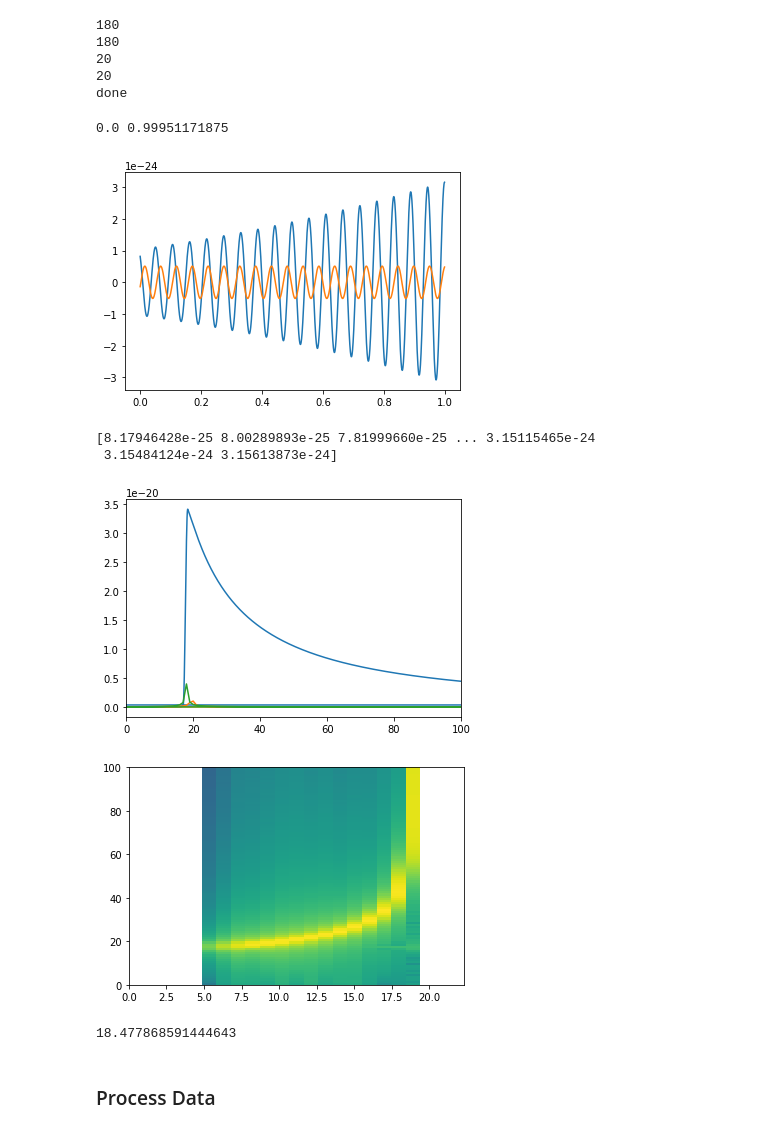
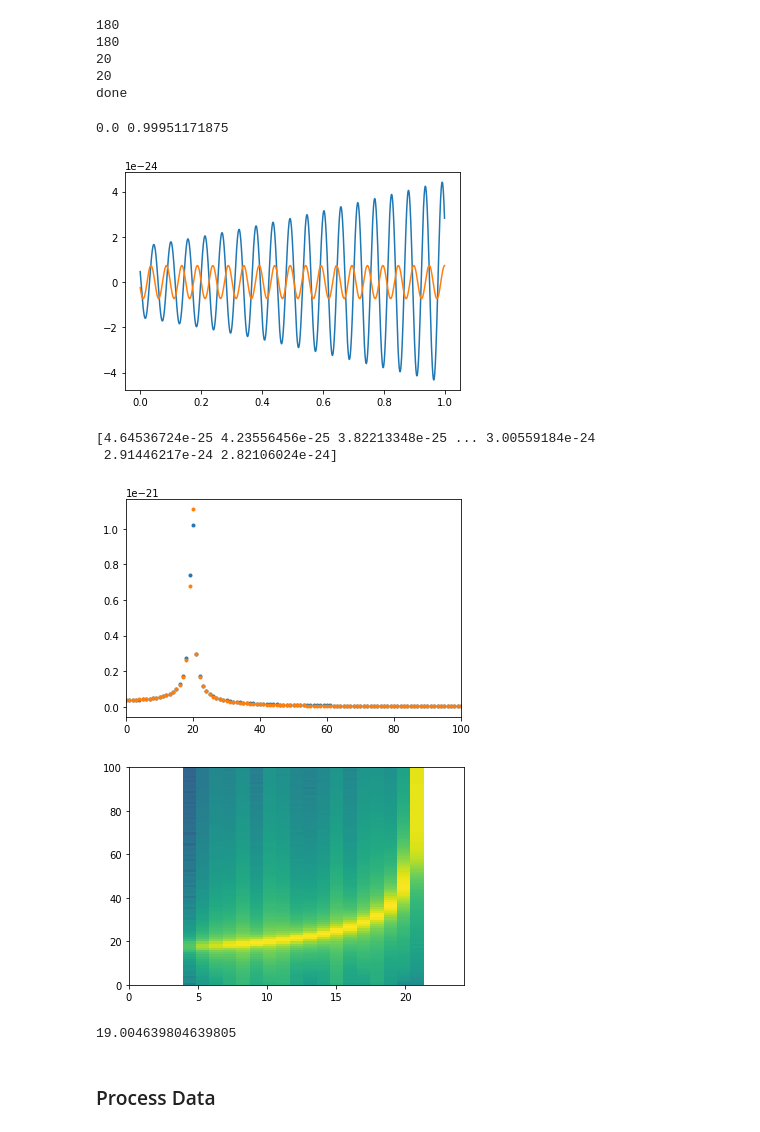
Before and after one commit to bpiotrzkowski/Example-Codes, a Jupyter notebook: gwPaPa-master/gwPapa_Waveform_Classifier-Gaussian-Noise.ipynb, the cells around one changed output. Cells and saved outputs as stored; diff of their text form; code cells hidden in the pictures.

```diff
--- a/gwPaPa-master/gwPapa_Waveform_Classifier-Gaussian-Noise.ipynb
+++ b/gwPaPa-master/gwPapa_Waveform_Classifier-Gaussian-Noise.ipynb
@@ -57,6 +55,6 @@ injections_BBH[2]
  <pycbc.types.timeseries.TimeSeries at 0x...>]
 # %%
-sample_rate=4096
+sample_rate=1/injections_BBH[0][0]['deltaT']#4096
 t=np.arange(0,400,1/sample_rate)
 
 try:
@@ -134,32 +132,33 @@ plt.show()
 print(BBH_data[0])
 # %% [output]
 0.0 0.99951171875
-[figure, old version]
+[figure, new version]
-[8.17946428e-25 8.00289893e-25 7.81999660e-25 ... 3.15115465e-24
- 3.15484124e-24 3.15613873e-24]
+[4.64536724e-25 4.23556456e-25 3.82213348e-25 ... 3.00559184e-24
+ 2.91446217e-24 2.82106024e-24]
 # %%
-fftp=np.fft.rfft(BNS_data[0])
-fftfreq=np.fft.fftfreq(2048,1/4095)/2
-fftp2=np.fft.rfft(BBH_data[0])
-fftpd=np.fft.rfft(d)
-fftfreqd=np.fft.fftfreq(int(len(d)/2)+1,1/4096)/2
+fftp=np.fft.fft(BNS_data[0])
+fftfreq=np.fft.fftfreq(len(BNS_data[0]),1/4096)#/2
+fftp2=np.fft.fft(BNS_data[2])
+#fftpd=np.fft.rfft(d)
+#fftfreqd=np.fft.fftfreq(int(len(d)/2)+1,1/4096)/2
 #fftfreq=np.fft.fftfreq(2048,1/4095)
 
-plt.plot(fftfreqd,np.abs(fftpd))
-plt.plot(fftfreq,np.abs(fftp))
-plt.plot(fftfreq,np.abs(fftp2))
+#plt.plot(fftfreqd,np.abs(fftpd),'.')
+plt.plot(fftfreq,np.abs(fftp),'.')
+plt.plot(fftfreq,np.abs(fftp2),'.')
+#plt.plot(fftfreq,np.abs(fftp2))
 plt.xlim(0,100)
 plt.show()
 
 plt.specgram(d,NFFT=4095,Fs=4096)
 plt.ylim(0,100)
 plt.show()
 
-print(fftfreqd[np.argmax(fftpd)])
+print(fftfreq[np.argmax(fftp)])
 # %% [output]
-[figure, old version]
+[figure, new version]
-[figure, old version]
+[figure, new version]
-18.477868591444643
+19.004639804639805
 # %% [markdown]
 ### Process Data
 # %%
```
Also changed, not shown: parts of 11 cells of this notebook, 2 other files.
